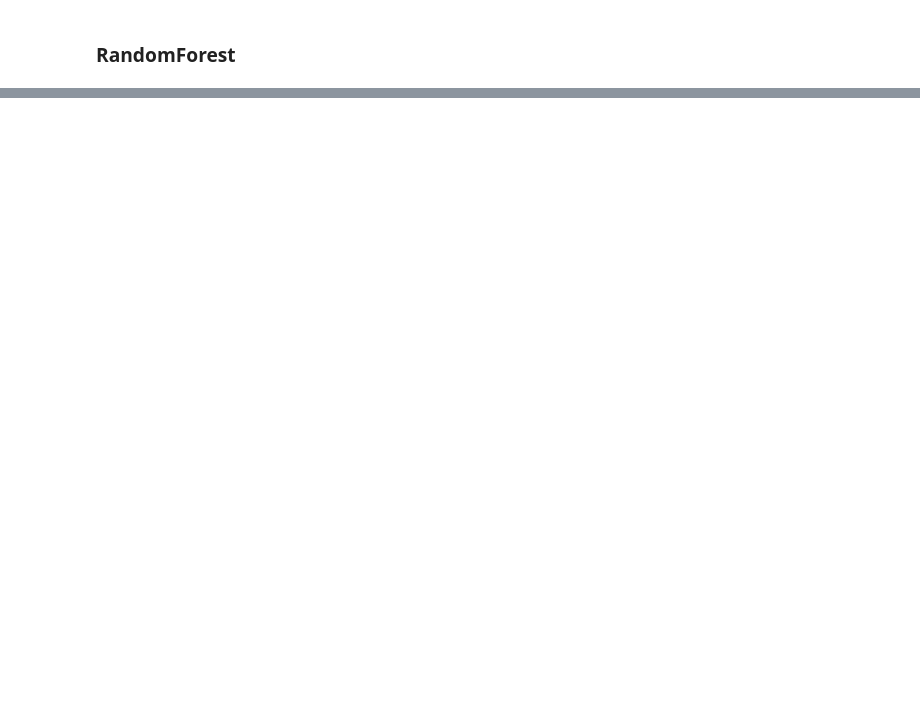
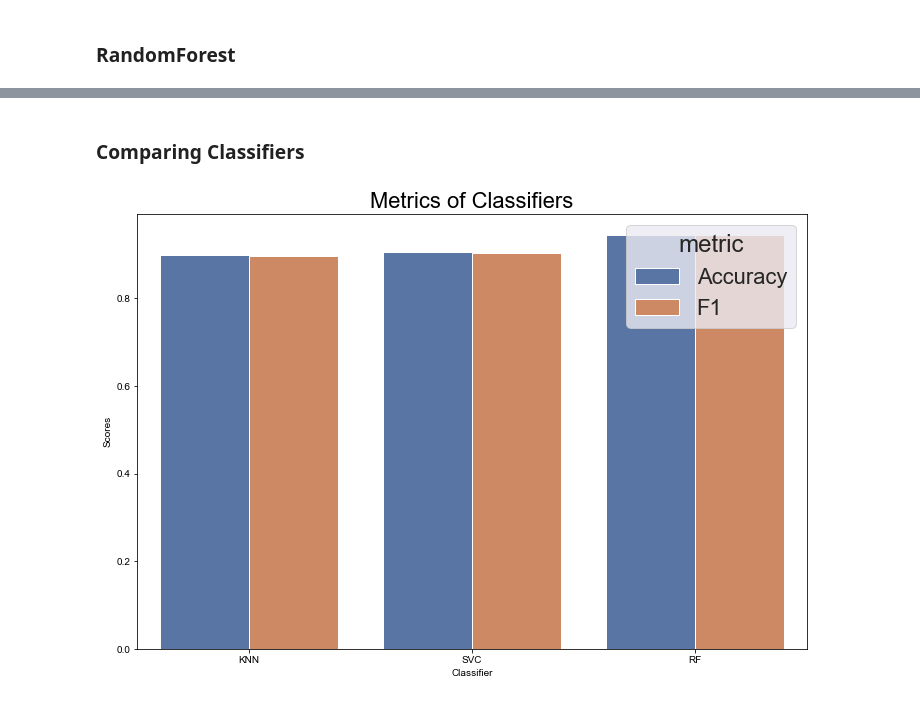
Before and after one commit to airicbear/cis-4496-lab-01, a Jupyter notebook: lab01.ipynb, the cells around one changed output, grey strips where cells are left out. Cells and saved outputs as stored; diff of their text form; code cells hidden in the pictures; blank space fills up the shorter version.

```diff
--- a/lab01.ipynb
+++ b/lab01.ipynb
@@ -59,0 +76,15 @@ f1_score(y_test, y_pred, average='weighted')
+# %% [markdown]
+### Comparing Classifiers
+# %%
+df2 = pd.DataFrame({
+    "metric": ["Accuracy", "F1","Accuracy", "F1","Accuracy", "F1"],
+    "Scores": [knn_acc_score,knn_score,svc_acc_score,svc_score,rf_acc_score,rf_score],
+    "Classifier": ["KNN","KNN","SVC","SVC","RF","RF"],
+})
+plt.figure(figsize = (12, 8))
+plt.title("Metrics of Classifiers", fontsize = 22)
+sns.set_style("darkgrid")
+sns.set(font_scale = 2)
+p = sns.barplot(x = "Classifier", y = "Scores", hue = "metric", data = df2)
+# %% [output]
+[figure, added]
```
Also changed, not shown: parts of 18 cells of this notebook.
